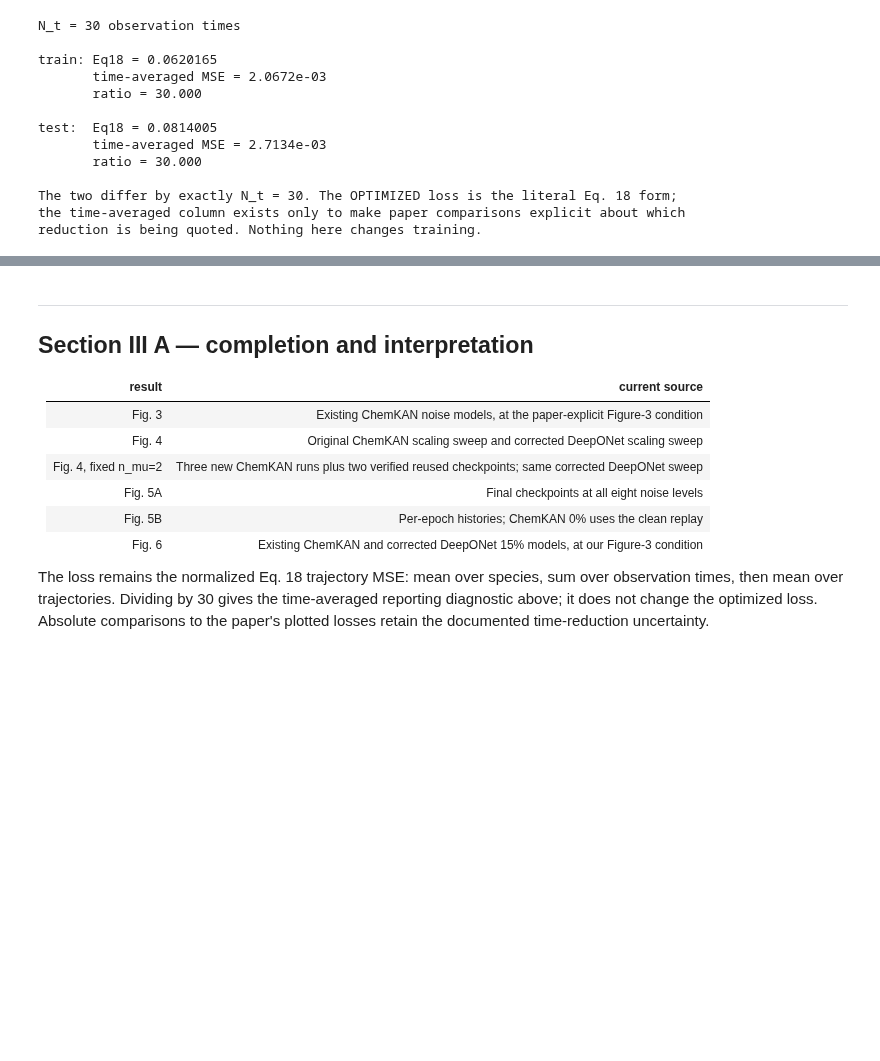
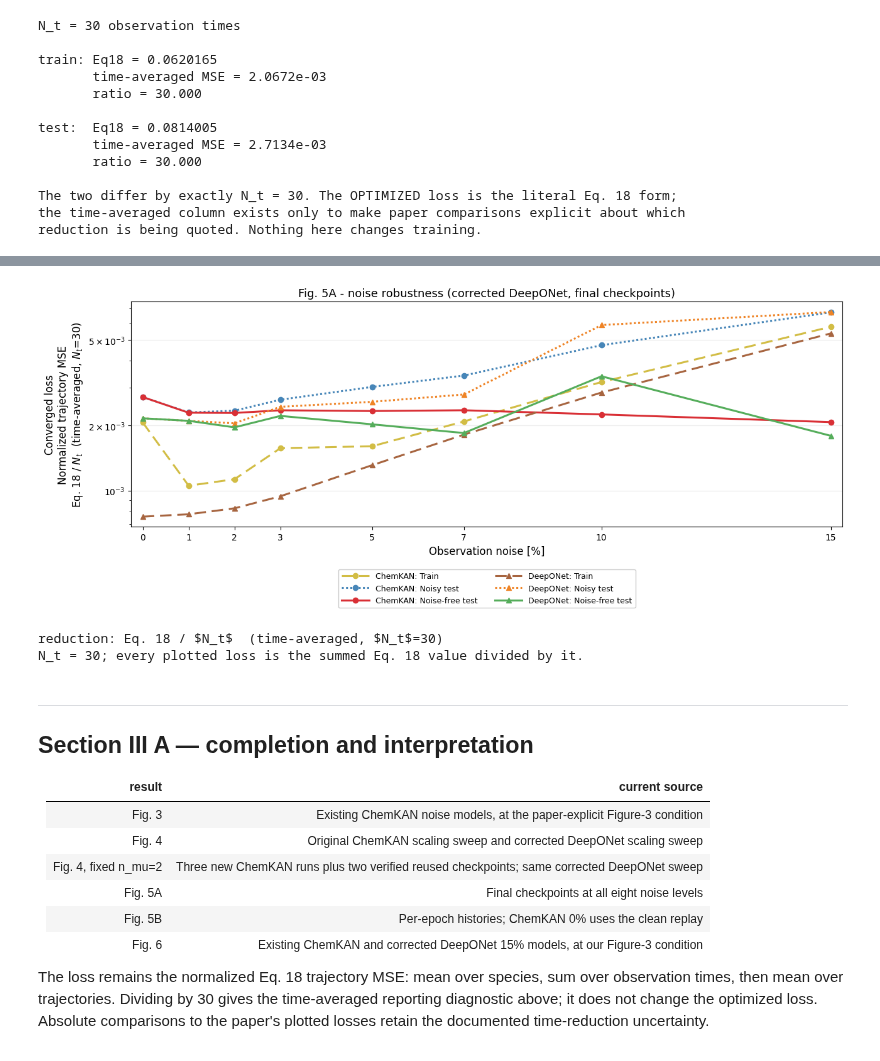
Before and after one commit to bnkglu/chemkan-tuwien, a Jupyter notebook: chemkan/notebooks/07_biodiesel_reproduction.ipynb, the cells around one changed output, grey strips where cells are left out. Saved outputs shown, nothing was run; the diff lists cells and outputs as text; code cells hidden in the pictures; blank space fills up the shorter version.

```diff
--- a/chemkan/notebooks/07_biodiesel_reproduction.ipynb
+++ b/chemkan/notebooks/07_biodiesel_reproduction.ipynb
@@ -482,3 +466,18 @@ reduction is being quoted. Nothing here changes training.
+# %%
+# Same run, same numbers, the other reduction. Compare the y-axis with Figure 5A below.
+from fig05_biodiesel_noise import make_figure as make_fig05a
+
+_, fig05a_time_averaged = make_fig05a(
+    output_path=FIG_DIR / "fig05a_biodiesel_noise_robustness_time_averaged",
+    time_averaged=True, show=True)
+
+print("reduction:", fig05a_time_averaged["reduction"])
+print(f"N_t = {fig05a_time_averaged['n_times']}; every plotted loss is the summed "
+      f"Eq. 18 value divided by it.")
+# %% [output]
+[figure, added]
+reduction: Eq. 18 / $N_t$  (time-averaged, $N_t$=30)
+N_t = 30; every plotted loss is the summed Eq. 18 value divided by it.
 # %% [markdown]
 ---
 ## Section III A — completion and interpretation
```
Also changed, not shown: parts of 11 cells of this notebook, 25 other files.
